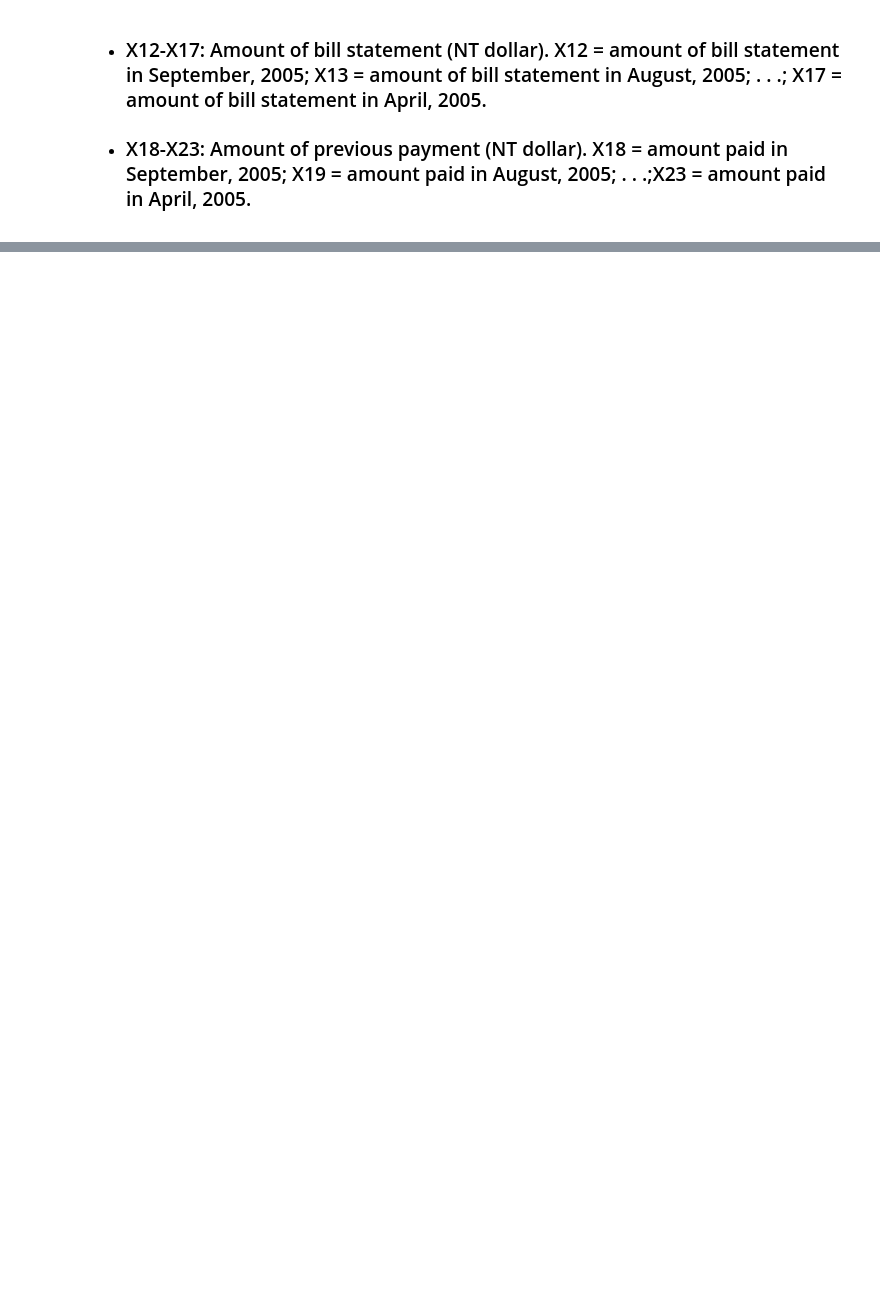
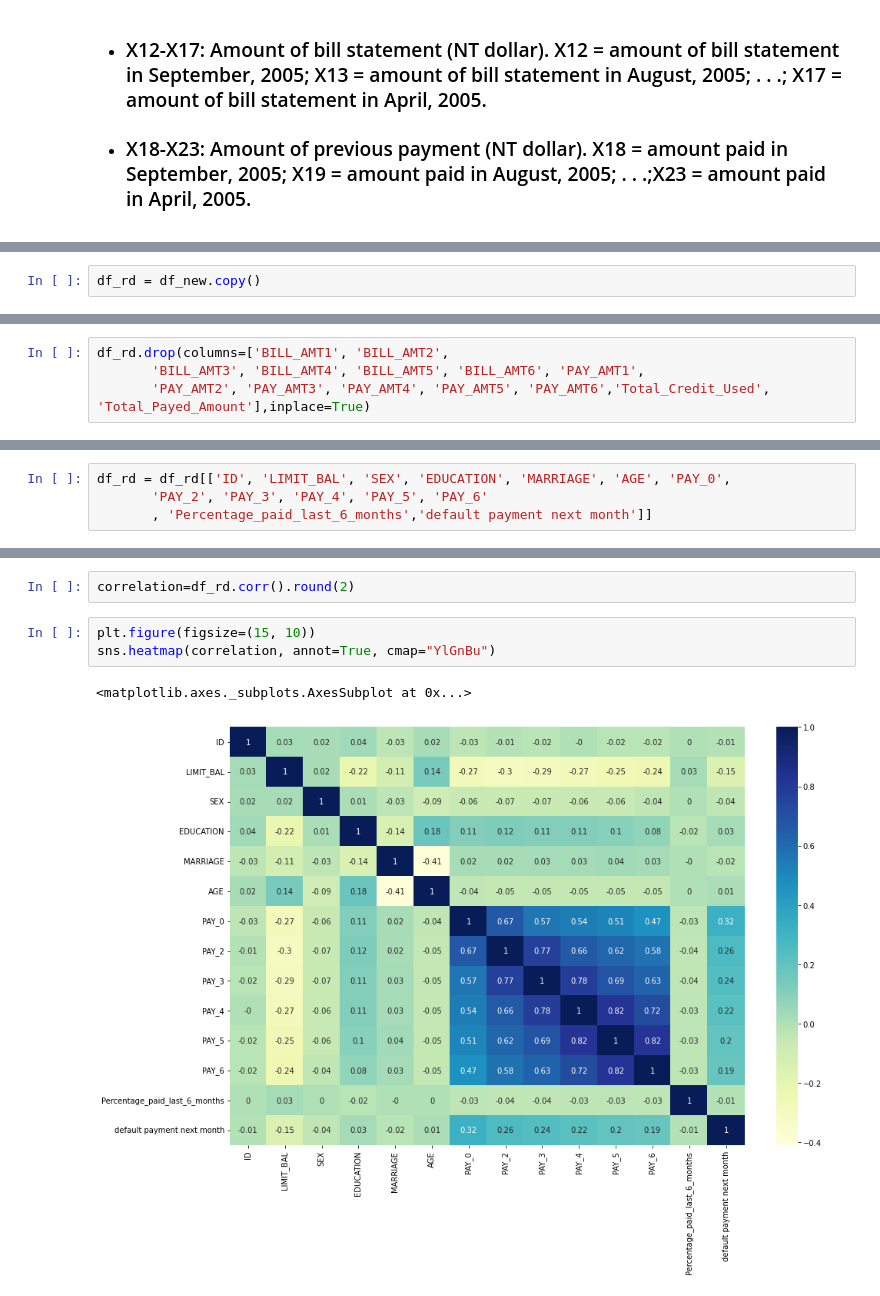
Before and after one commit to Laxmi884/Credit_Card_Default_Prediction, a Jupyter notebook: Credit_Card_Default_Prediction_Capstone_Project.ipynb, the cells around one changed output, grey strips where cells are left out. Cells and saved outputs as stored; diff of their text form; blank space fills up the shorter version.

```diff
--- a/Credit_Card_Default_Prediction_Capstone_Project.ipynb
+++ b/Credit_Card_Default_Prediction_Capstone_Project.ipynb
@@ -20,0 +144,2 @@
+# %%
+df_rd = df_new.copy()
@@ -20,0 +156,4 @@
+# %%
+df_rd.drop(columns=['BILL_AMT1', 'BILL_AMT2',
+       'BILL_AMT3', 'BILL_AMT4', 'BILL_AMT5', 'BILL_AMT6', 'PAY_AMT1',
+       'PAY_AMT2', 'PAY_AMT3', 'PAY_AMT4', 'PAY_AMT5', 'PAY_AMT6','Total_Credit_Used', 'Total_Payed_Amount'],inplace=True)
@@ -20,0 +167,4 @@
+# %%
+df_rd = df_rd[['ID', 'LIMIT_BAL', 'SEX', 'EDUCATION', 'MARRIAGE', 'AGE', 'PAY_0',
+       'PAY_2', 'PAY_3', 'PAY_4', 'PAY_5', 'PAY_6'
+       , 'Percentage_paid_last_6_months','default payment next month']]
@@ -20,0 +180,8 @@
+# %%
+correlation=df_rd.corr().round(2)
+# %%
+plt.figure(figsize=(15, 10))
+sns.heatmap(correlation, annot=True, cmap="YlGnBu")
+# %% [output]
+<matplotlib.axes._subplots.AxesSubplot at 0x...>
+[figure, added]
```
Also changed, not shown: parts of 22 cells of this notebook.
